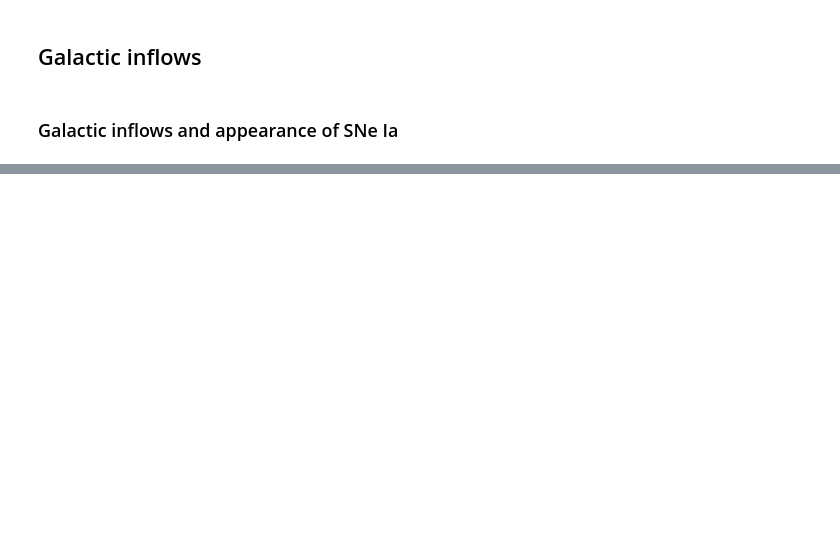
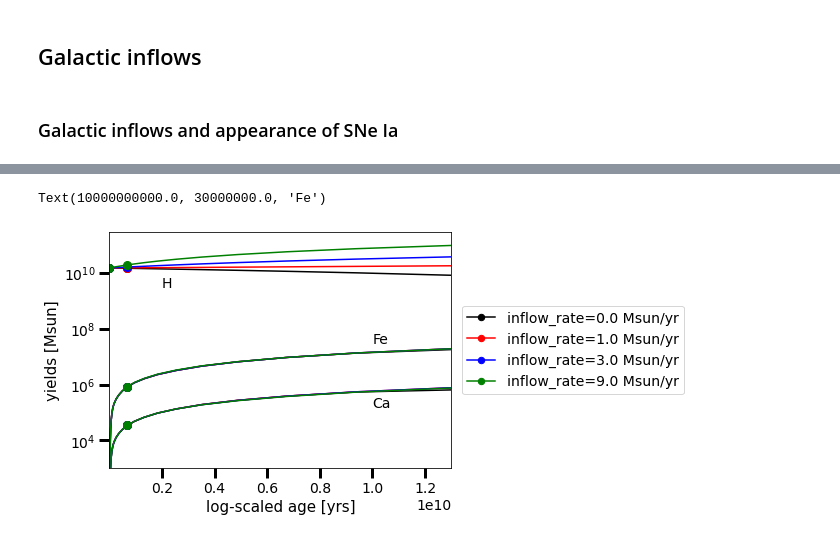
Before and after one commit to GuoZiYi-astro/GCE, a Jupyter notebook: First steps OMEGA 2 open box.ipynb, the cells around one changed output, grey strips where cells are left out. Cells and saved outputs as stored; diff of their text form; code cells hidden in the pictures; blank space fills up the shorter version.

```diff
--- a/First steps OMEGA 2 open box.ipynb
+++ b/First steps OMEGA 2 open box.ipynb
@@ -59,0 +99,7 @@ o_11_close_noIa.plot_spectro(fig=3,xaxis=x,yaxis=y,color='r',label='mgal=1e11,no
+# %%
+# simulate constant SFR and different inflow rate.
+
+o_in_0=o.omega(mgal=2e10,cte_sfr=1.0,in_out_control=True,outflow_rate=0,inflow_rate=0)
+o_in_1=o.omega(mgal=2e10,cte_sfr=1.0,in_out_control=True,outflow_rate=0,inflow_rate=1)
+o_in_3=o.omega(mgal=2e10,cte_sfr=1.0,in_out_control=True,outflow_rate=0,inflow_rate=3)
+o_in_9=o.omega(mgal=2e10,cte_sfr=1.0,in_out_control=True,outflow_rate=0,inflow_rate=9)
@@ -59,0 +115,29 @@ o_11_close_noIa.plot_spectro(fig=3,xaxis=x,yaxis=y,color='r',label='mgal=1e11,no
+# %%
+a='H'
+b='Ca'
+c='Fe'
+
+o_in_0.plot_mass(fig=7,specie=a,color='k',label='inflow_rate=0.0 Msun/yr')
+o_in_1.plot_mass(fig=7,specie=a,color='r',label='inflow_rate=1.0 Msun/yr')
+o_in_3.plot_mass(fig=7,specie=a,color='b',label='inflow_rate=3.0 Msun/yr')
+o_in_9.plot_mass(fig=7,specie=a,color='g',label='inflow_rate=9.0 Msun/yr')
+
+o_in_0.plot_mass(fig=7,specie=b,color='k',show_legend=False)
+o_in_1.plot_mass(fig=7,specie=b,color='r',show_legend=False)
+o_in_3.plot_mass(fig=7,specie=b,color='b',show_legend=False)
+o_in_9.plot_mass(fig=7,specie=b,color='g',show_legend=False)
+
+o_in_0.plot_mass(fig=7,specie=c,color='k',show_legend=False)
+o_in_1.plot_mass(fig=7,specie=c,color='r',show_legend=False)
+o_in_3.plot_mass(fig=7,specie=c,color='b',show_legend=False)
+o_in_9.plot_mass(fig=7,specie=c,color='g',show_legend=False)
+
+plt.xscale('linear')
+plt.ylim(1e3,3e11)
+
+plt.annotate('H',  xy=(0.2e10, 3.0e9))
+plt.annotate('Ca', xy=(1.0e10, 1.5e5))
+plt.annotate('Fe', xy=(1.0e10, 3.0e7))
+# %% [output]
+Text(10000000000.0, 30000000.0, 'Fe')
+[figure, added]
```
Also changed, not shown: parts of 39 cells of this notebook.
